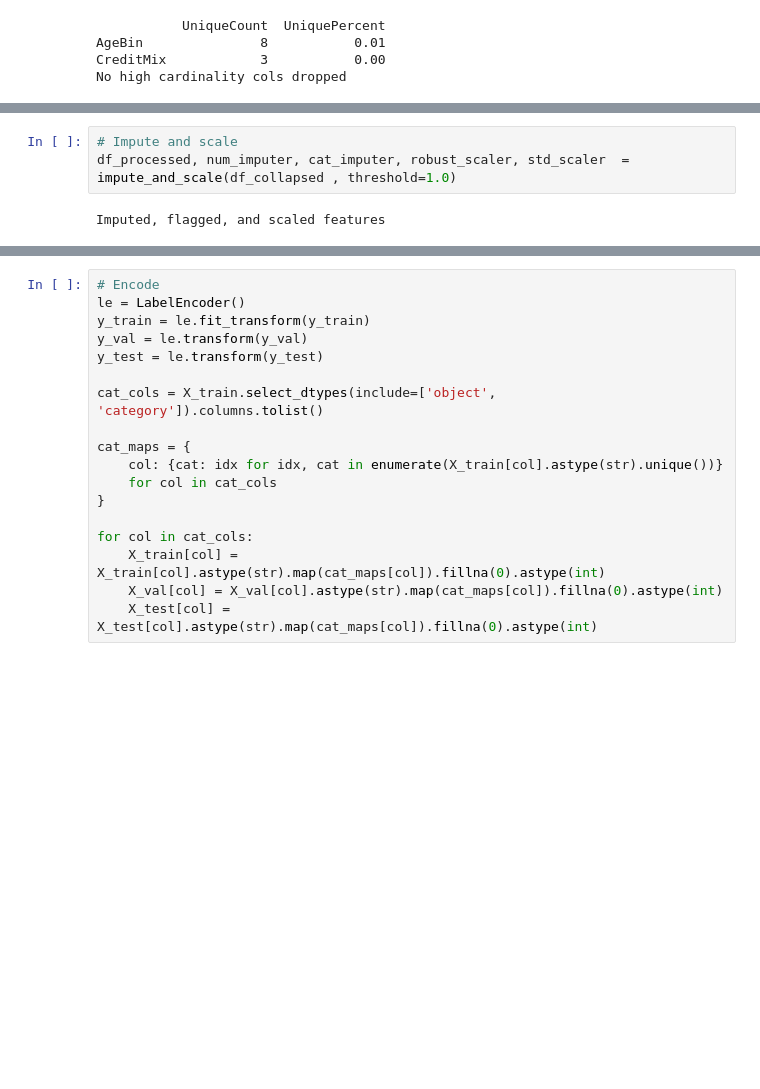
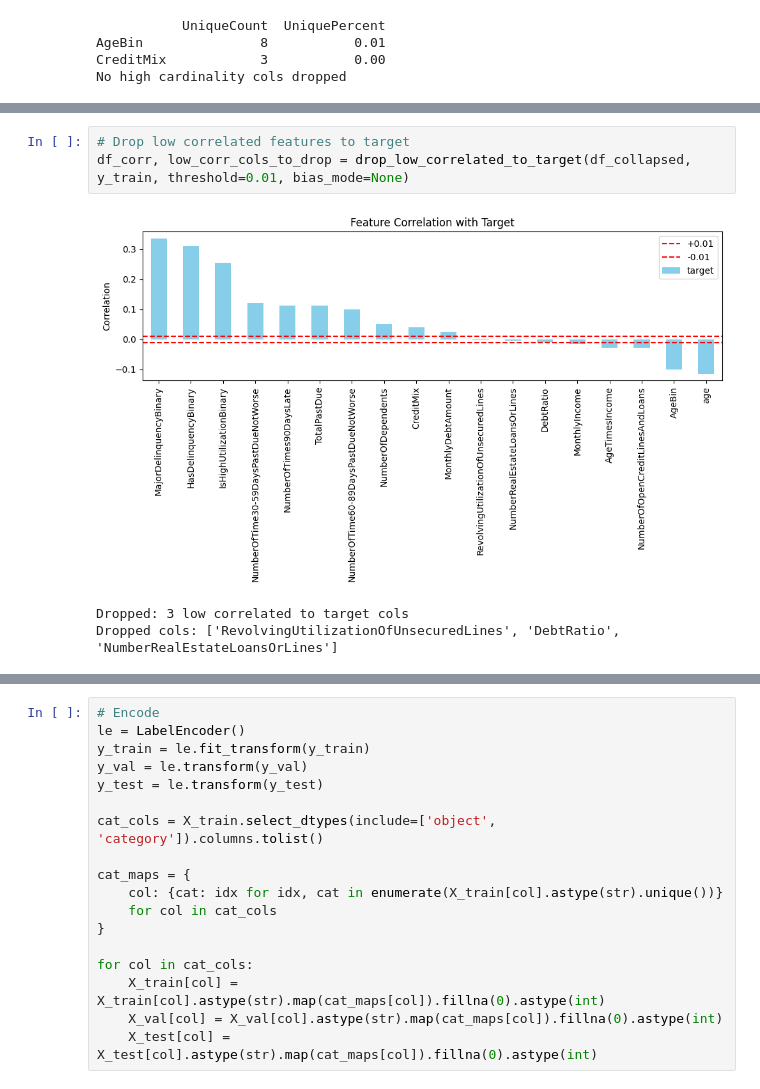
Before and after one commit to sunnysunny77/loan, a Jupyter notebook: cr.ipynb, the cells around one changed output, grey strips where cells are left out. Cells and saved outputs as stored; diff of their text form; blank space fills up the shorter version.

```diff
--- a/cr.ipynb
+++ b/cr.ipynb
@@ -644,9 +691,11 @@ Age_85_100   1271     1.32
 Collapsed: 3 rare categories
 Categories collapsed: ['Age_75_85', 'Age_0_25', 'Age_85_100']
-# %%
-# Impute and scale
-df_processed, num_imputer, cat_imputer, robust_scaler, std_scaler  = impute_and_scale(df_collapsed , threshold=1.0)
-# %% [output]
-Imputed, flagged, and scaled features
+# %%
+# Drop low correlated features to target
+df_corr, low_corr_cols_to_drop = drop_low_correlated_to_target(df_collapsed, y_train, threshold=0.01, bias_mode=None)
+# %% [output]
+[figure, added]
+Dropped: 3 low correlated to target cols
+Dropped cols: ['RevolvingUtilizationOfUnsecuredLines', 'DebtRatio', 'NumberRealEstateLoansOrLines']
 # %%
 # Plot features
```
Also changed, not shown: parts of 19 cells of this notebook, 2 other files.
